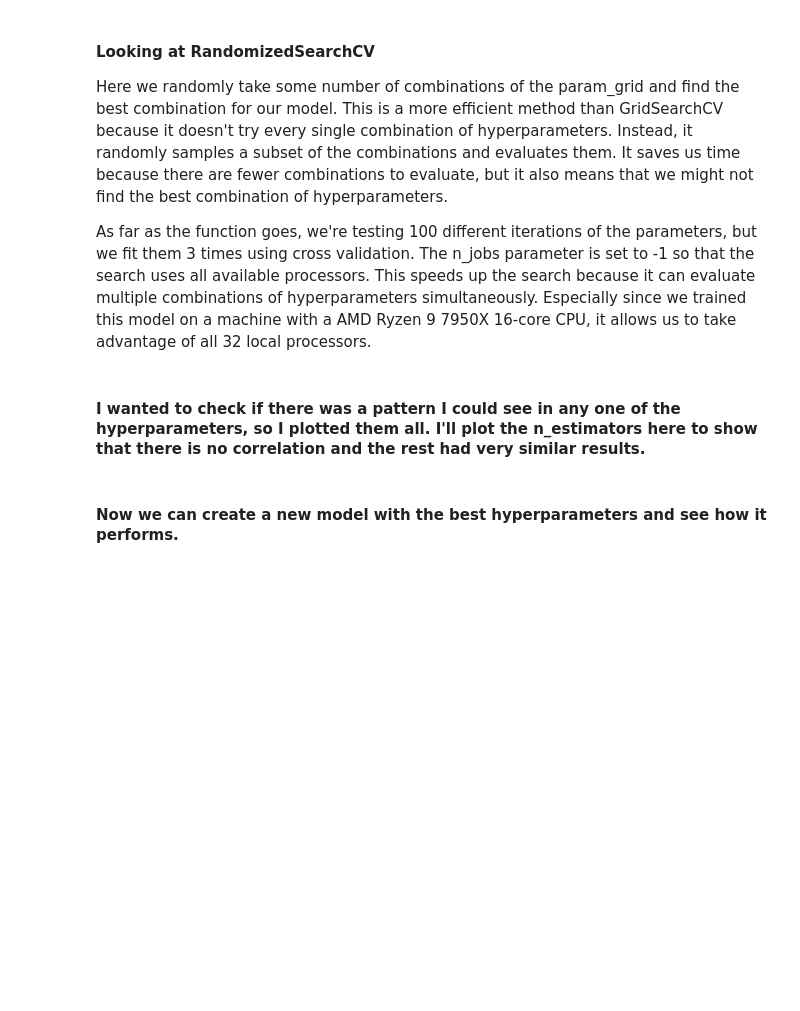
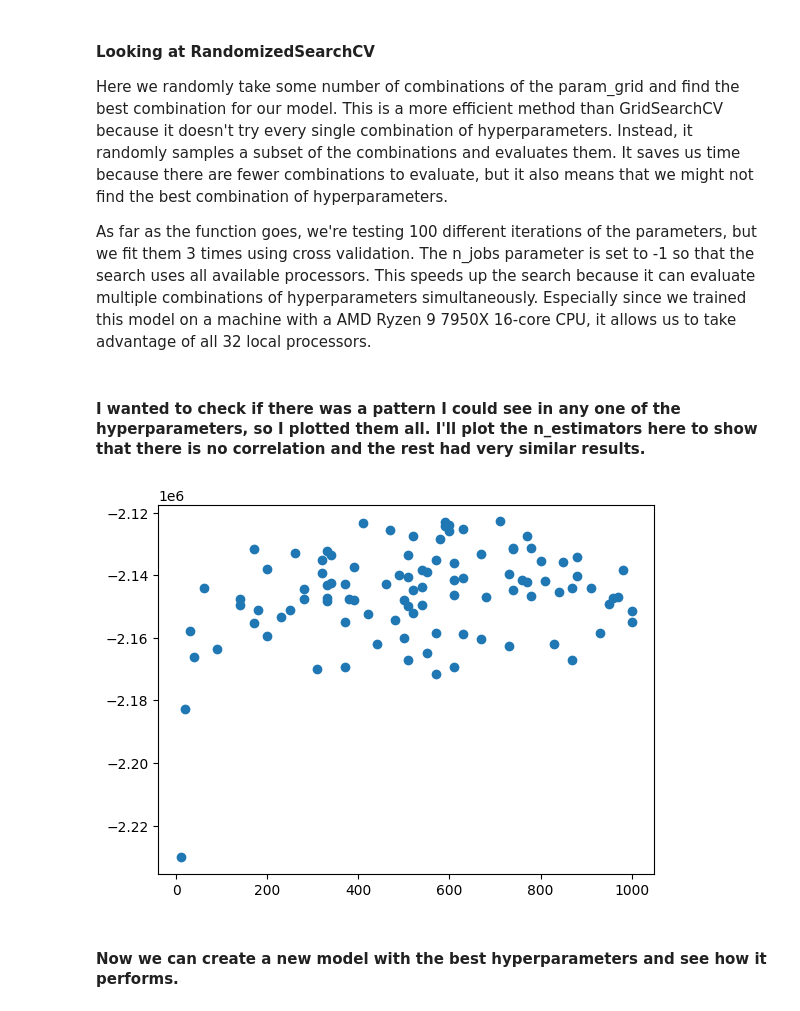
Before and after one commit to Joaomc15/UC3M-MLBD, a Jupyter notebook: assignment1/finalizing.ipynb, the cells around one changed output. Drawn from its saved outputs; the diff is of its cells as text; code cells hidden in the pictures; blank space fills up the shorter version.

```diff
--- a/assignment1/finalizing.ipynb
+++ b/assignment1/finalizing.ipynb
@@ -615,9 +626,11 @@ As far as the function goes, we're testing 100 different iterations of the param
 # %%
 new_frame = pd.DataFrame(rf_random.cv_results_)[['mean_test_score', 'std_test_score', 'params']].sort_values(by='mean_test_score', ascending=False)
 
 # make a plot with the mean test score on the y axis and n_estimators on the x axis, repeat for other parameters
-plt.scatter( ew_frame['params'].apply(lambda x: x['n_estimators']),new_frame['mean_test_score'])
+plt.scatter(new_frame['params'].apply(lambda x: x['n_estimators']),new_frame['mean_test_score'])
 plt.show()
+# %% [output]
+[figure, added]
 # %% [markdown]
 #### Now we can create a new model with the best hyperparameters and see how it performs.
 # %%
```
Also changed, not shown: parts of 18 cells of this notebook, 1 other file.
